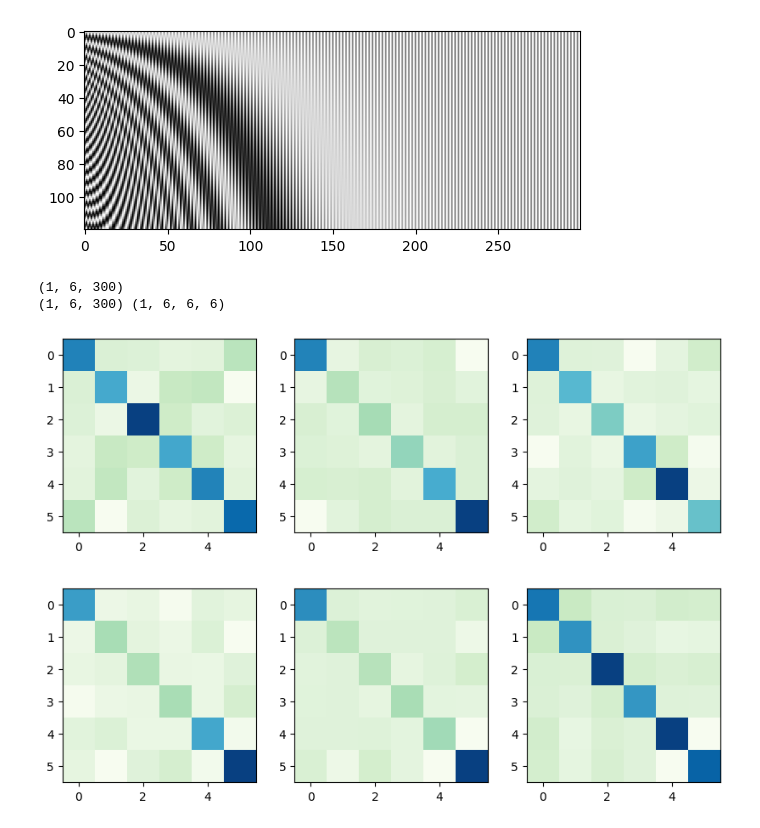
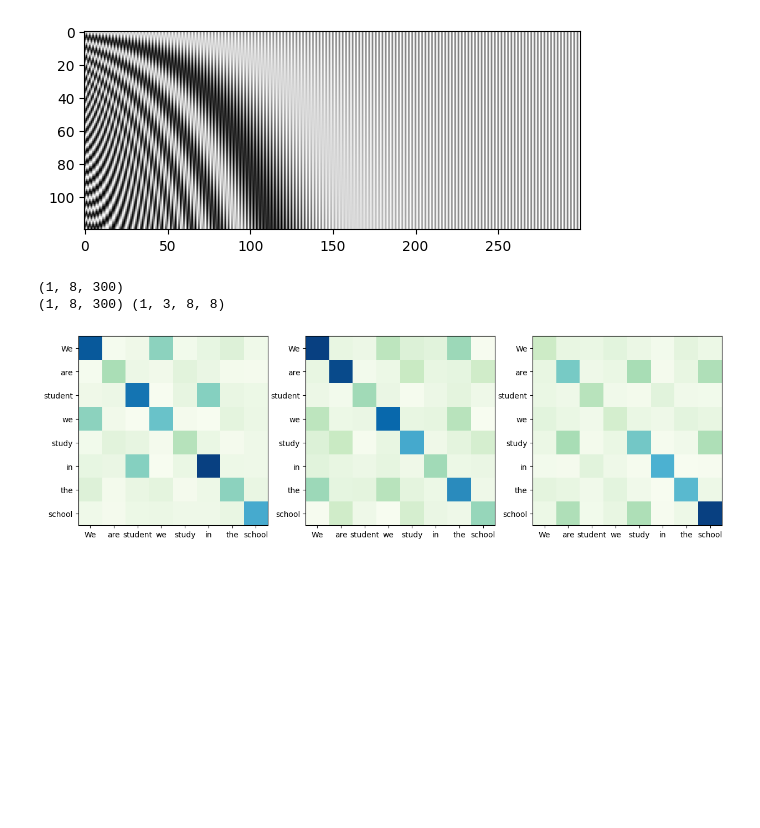
Before and after one commit to dw-dengwei/isai_work, a Jupyter notebook: bert.ipynb, the cells around one changed output. Cells and saved outputs as stored; diff of their text form; code cells hidden in the pictures; blank space fills up the shorter version.

```diff
--- a/bert.ipynb
+++ b/bert.ipynb
@@ -26,7 +26,7 @@ cache_dir = '.vector_cache/glove'
 # dim是embedding的维度
 glove = vocab.GloVe(name='6B', dim=embedding_dim, cache=cache_dir)
 
-sent = 'Apple and orange are all fruits'
+sent = 'We are student we study in the school'
 word_embedding = glove.get_vecs_by_tokens(sent.split(), True).unsqueeze(0).numpy()
 # %%
 class Encoder:
@@ -69,7 +69,7 @@ class Encoder:
 
         return context, attention
 
-    def multihead_attention(self, q, k, v, heads=6):
+    def multihead_attention(self, q, k, v, heads=3):
         """
         q.shape = (batch_size, num_words, dim)
         """
@@ -129,15 +129,18 @@ encoder = Encoder()
 context, attention = encoder.encode(word_embedding)
 print(context.shape, attention.shape)
 # %% [output]
-(1, 6, 300)
-(1, 6, 300) (1, 6, 6, 6)
+(1, 8, 300)
+(1, 8, 300) (1, 3, 8, 8)
 # %%
-plt.figure(figsize=(10, 7))
-for i in range(6):
-    plt.subplot(2, 3, i + 1)
+plt.figure(figsize=(15, 10))
+for i in range(3):
+    plt.subplot(1, 3, i + 1)
     plt.imshow(attention[0, i, :], cmap='GnBu')
+    plt.xticks(range(len(sent.split())), labels=sent.split())
+    plt.yticks(range(len(sent.split())), labels=sent.split())
+plt.show()
 # %% [output]
-[figure, old version]
+[figure, new version]
 # %%
 att = word_embedding @ word_embedding.swapaxes(1, 2)
 plt.imshow(att[0, :], cmap='GnBu')
```
Also changed, not shown: parts of 1 cell of this notebook.
